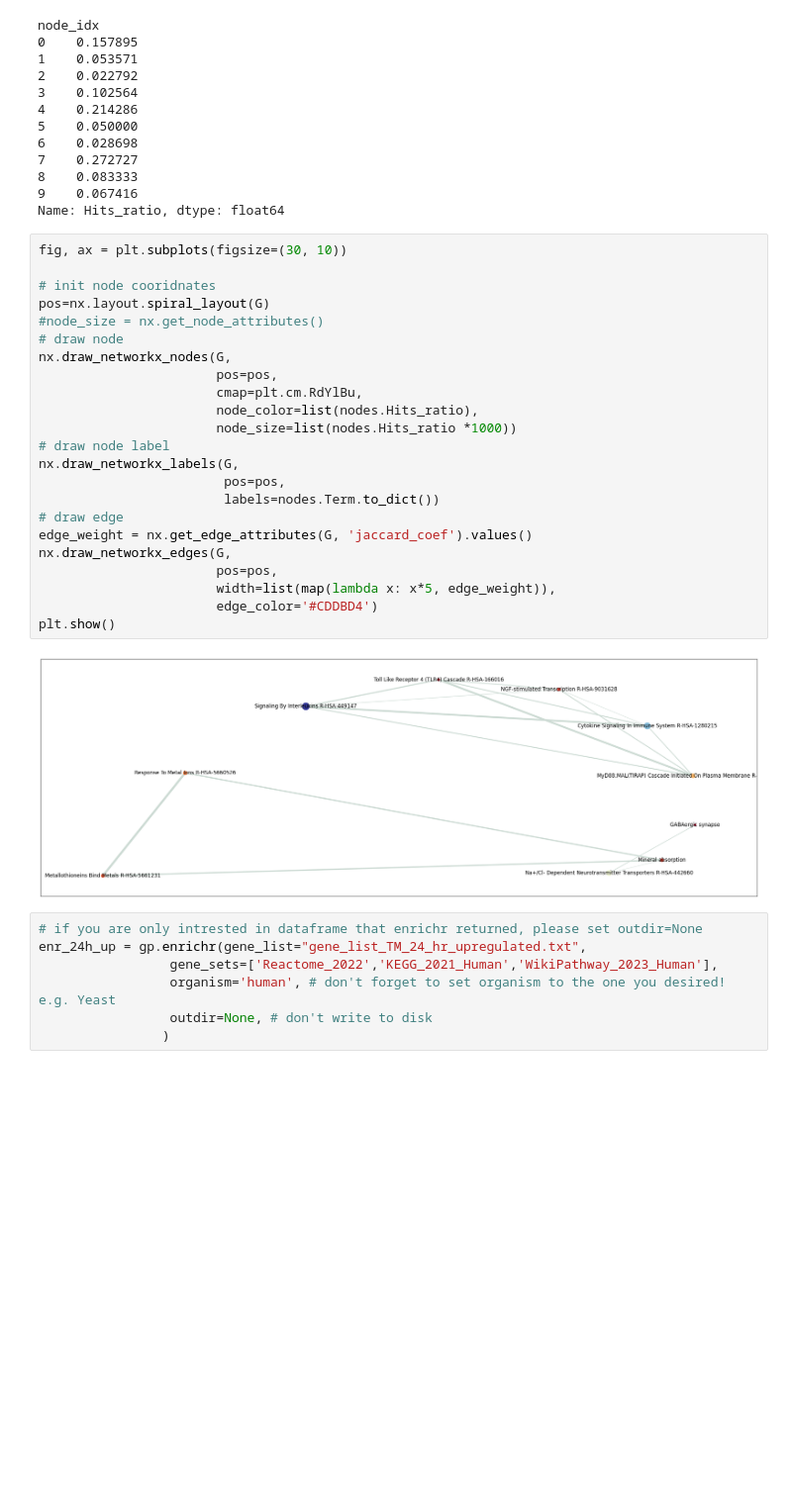
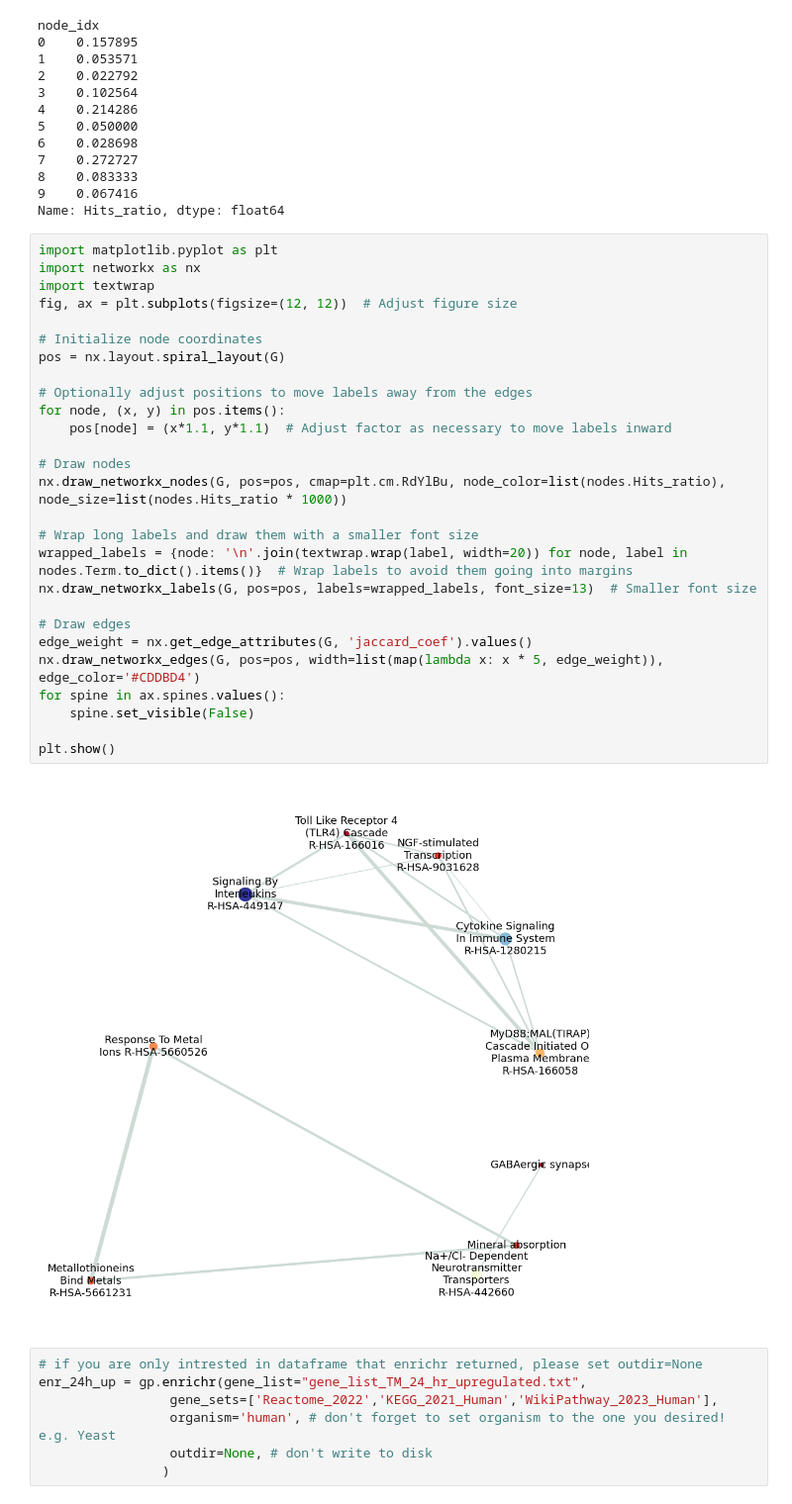
Before and after one commit to esaghapour/Temporal_GeneTerrain, a Jupyter notebook: Gene_set_enrichment_analysis__Temporal_Visualization.ipynb, the cells around one changed output. Shown at 99% size. Drawn from its saved outputs; the diff is of its cells as text; blank space fills up the shorter version.

```diff
--- a/Gene_set_enrichment_analysis__Temporal_Visualization.ipynb
+++ b/Gene_set_enrichment_analysis__Temporal_Visualization.ipynb
@@ -126,30 +108,34 @@ node_idx
 9    0.067416
 Name: Hits_ratio, dtype: float64
 # %%
-fig, ax = plt.subplots(figsize=(30, 10))
+import matplotlib.pyplot as plt
+import networkx as nx
+import textwrap
+fig, ax = plt.subplots(figsize=(12, 12))  # Adjust figure size
 
-# init node cooridnates
-pos=nx.layout.spiral_layout(G)
-#node_size = nx.get_node_attributes()
-# draw node
-nx.draw_networkx_nodes(G,
-                       pos=pos,
-                       cmap=plt.cm.RdYlBu,
-                       node_color=list(nodes.Hits_ratio),
-                       node_size=list(nodes.Hits_ratio *1000))
-# draw node label
-nx.draw_networkx_labels(G,
-                        pos=pos,
-                        labels=nodes.Term.to_dict())
-# draw edge
+# Initialize node coordinates
+pos = nx.layout.spiral_layout(G)
+
+# Optionally adjust positions to move labels away from the edges
+for node, (x, y) in pos.items():
+    pos[node] = (x*1.1, y*1.1)  # Adjust factor as necessary to move labels inward
+
+# Draw nodes
+nx.draw_networkx_nodes(G, pos=pos, cmap=plt.cm.RdYlBu, node_color=list(nodes.Hits_ratio), node_size=list(nodes.Hits_ratio * 1000))
+
+# Wrap long labels and draw them with a smaller font size
+wrapped_labels = {node: '\n'.join(textwrap.wrap(label, width=20)) for node, label in nodes.Term.to_dict().items()}  # Wrap labels to avoid them going into margins
+nx.draw_networkx_labels(G, pos=pos, labels=wrapped_labels, font_size=13)  # Smaller font size
+
+# Draw edges
 edge_weight = nx.get_edge_attributes(G, 'jaccard_coef').values()
-nx.draw_networkx_edges(G,
-                       pos=pos,
-                       width=list(map(lambda x: x*5, edge_weight)),
-                       edge_color='#CDDBD4')
+nx.draw_networkx_edges(G, pos=pos, width=list(map(lambda x: x * 5, edge_weight)), edge_color='#CDDBD4')
+for spine in ax.spines.values():
+    spine.set_visible(False)
+
 plt.show()
 # %% [output]
-[figure, old version]
+[figure, new version]
 # %%
 # if you are only intrested in dataframe that enrichr returned, please set outdir=None
 enr_24h_up = gp.enrichr(gene_list="gene_list_TM_24_hr_upregulated.txt",
```
Also changed, not shown: parts of 2 cells of this notebook.
